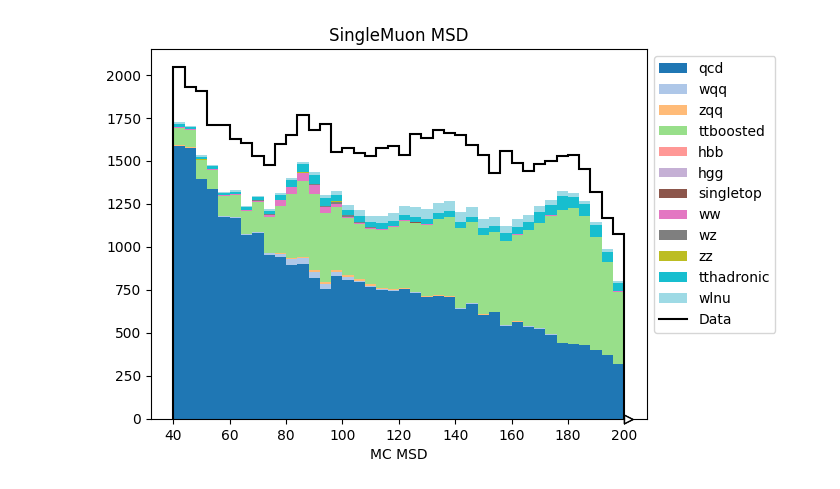
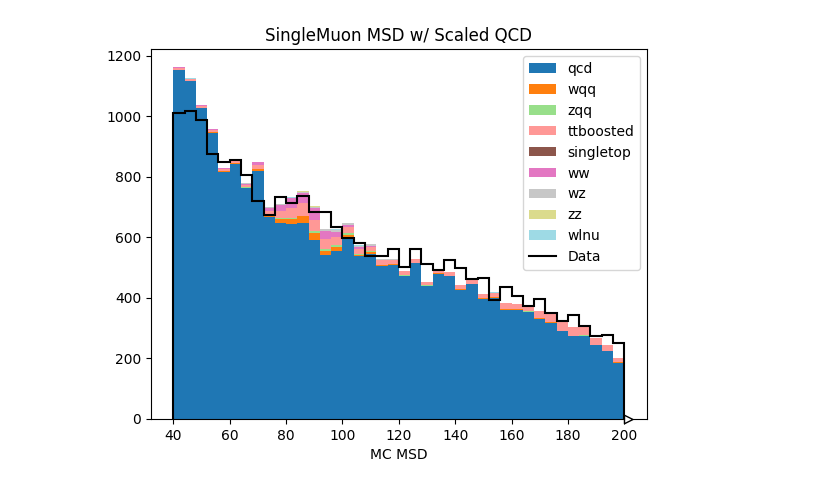
Before and after one commit to cmoore24-24/hgg, a Jupyter notebook: standalone_notebooks/skims/singlemuon/plotter.ipynb, the cells around one changed output. Drawn from its saved outputs; the diff is of its cells as text; code cells hidden in the pictures.

```diff
--- a/standalone_notebooks/skims/singlemuon/plotter.ipynb
+++ b/standalone_notebooks/skims/singlemuon/plotter.ipynb
@@ -54,12 +54,5 @@ path = '/project01/ndcms/cmoore24/skims/singlemuon'
 # %%
 mc = read_files(f'{path}/mc')
-# %%
-wlnu = {}
-for i in mc:
-    if 'wwlnu' in i:
-        wlnu[f'wlnu_{i[6:]}'] = mc[i]
-mc = mc | wlnu
-mc = {i: mc[i] for i in mc if 'wwlnu' not in i}
 # %%
 mc['ww'] = mc['diboson_ww']
 mc['wz'] = mc['diboson_wz']
@@ -173,15 +166,15 @@ ttboosted = sum([hists[i] for i in hists if 'ttboosted' in i])
 wlnu = sum([hists[i] for i in hists if 'wlnu' in i])
 # %%
 new_hists = {}
-new_hists['qcd'] = qcd
+new_hists['qcd'] = qcd * 1.25
 new_hists['wqq'] = wqq
 new_hists['zqq'] = zqq
 new_hists['ttboosted'] = ttboosted
-new_hists['hbb'] = hists['hbb']
-new_hists['hgg'] = hists['hgg']
+# new_hists['hbb'] = hists['hbb']
+# new_hists['hgg'] = hists['hgg']
 new_hists['singletop'] = hists['singletop']
 new_hists['ww'] = hists['ww']
 new_hists['wz'] = hists['wz']
 new_hists['zz'] = hists['zz']
-new_hists['tthadronic'] = hists['tthadronic']
+# new_hists['tthadronic'] = hists['tthadronic']
 new_hists['wlnu'] = wlnu
@@ -201,13 +181,13 @@ plt.show()
 # %%
 labels = [names for names in new_hists]
 color_map = plt.get_cmap('tab20', len(new_hists))
 colors = [color_map(i) for i in range(len(new_hists))]
 hist.Stack.from_iter([new_hists[i] for i in new_hists]).plot(yerr=False, stack=True, histtype='fill',
                                                              label=labels, density=False, color=colors)
 data_hist.plot1d(label='Data', density=False, yerr=False, color='black')
 plt.legend(bbox_to_anchor=(1,1))
-plt.title('SingleMuon MSD')
+plt.title('SingleMuon MSD w/ Scaled QCD')
 #plt.yscale('log')
 plt.show()
 # %% [output]
-[figure, old version]
+[figure, new version]
```
Also changed, not shown: parts of 5 cells of this notebook, 49 other files.
